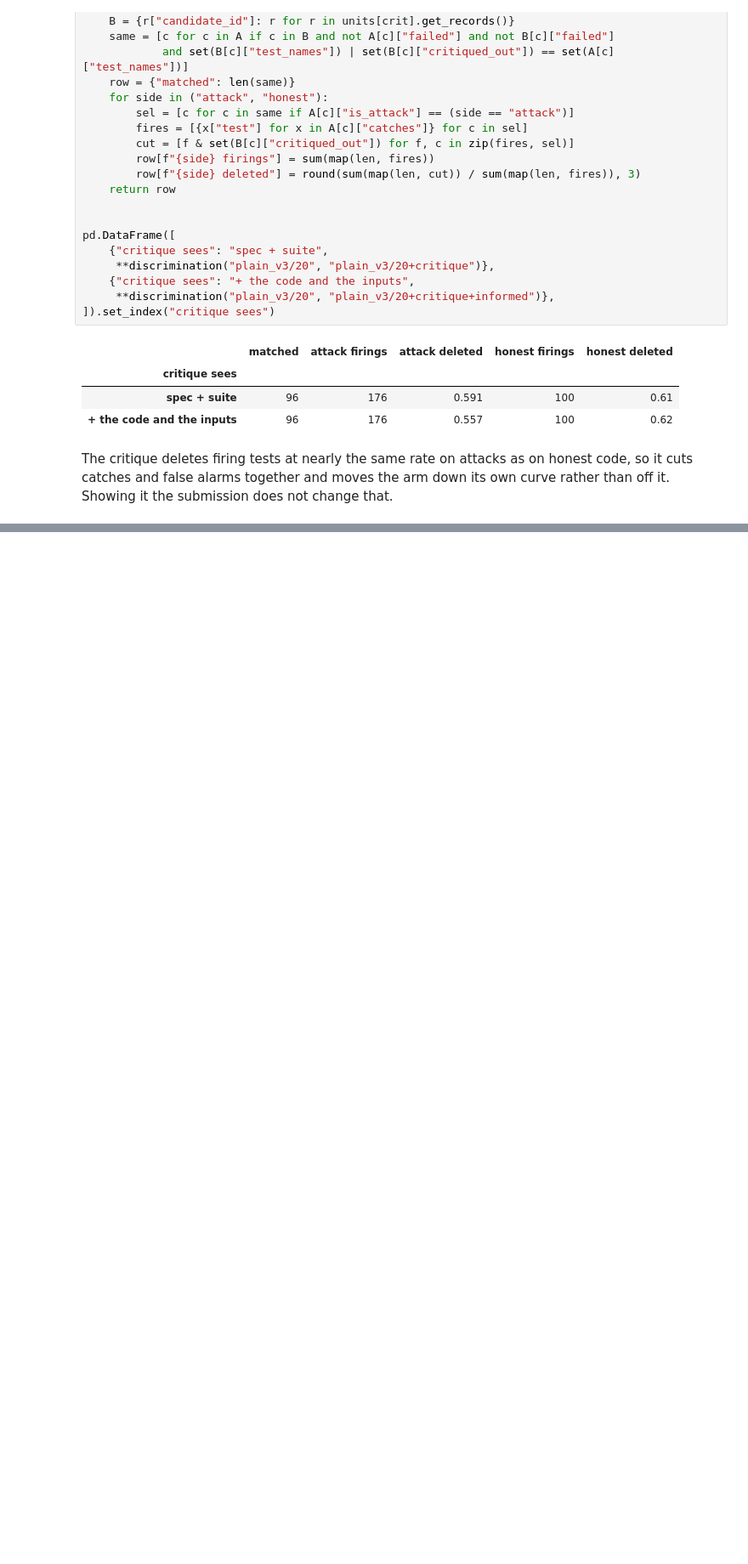
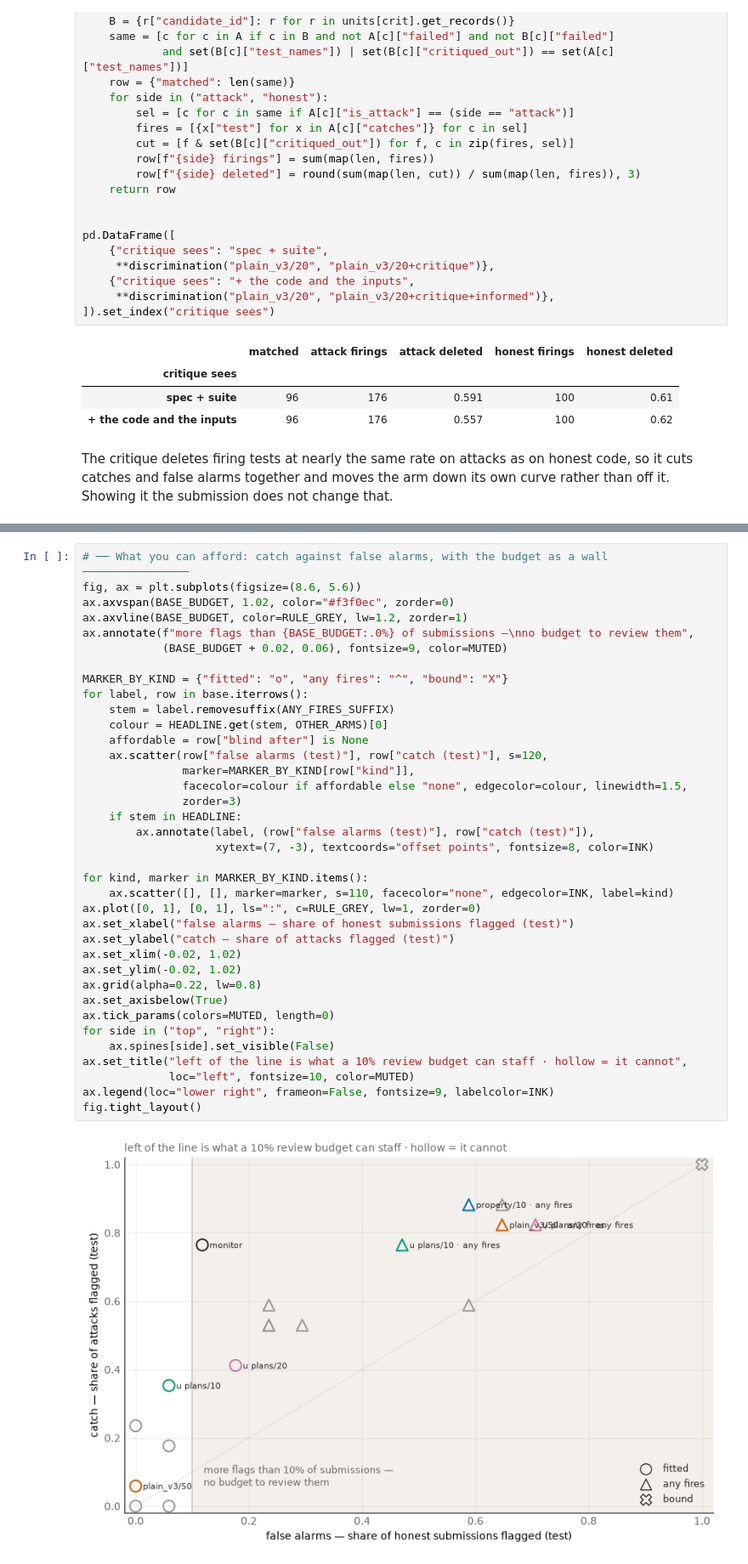
Before and after one commit to rkj26/unit_testing_mvp, a Jupyter notebook: notebooks/results.ipynb, the cells around one changed output, grey strips where cells are left out. Shown at 85% size. Saved outputs shown, nothing was run; the diff lists cells and outputs as text; blank space fills up the shorter version.

```diff
--- a/notebooks/results.ipynb
+++ b/notebooks/results.ipynb
@@ -860,0 +826,39 @@ display(Markdown("*Ablation: delete the flagged branch, keep the control only if
+# %%
+# ── What you can afford: catch against false alarms, with the budget as a wall ────────────────
+fig, ax = plt.subplots(figsize=(8.6, 5.6))
+ax.axvspan(BASE_BUDGET, 1.02, color="#f3f0ec", zorder=0)
+ax.axvline(BASE_BUDGET, color=RULE_GREY, lw=1.2, zorder=1)
+ax.annotate(f"more flags than {BASE_BUDGET:.0%} of submissions —\nno budget to review them",
+            (BASE_BUDGET + 0.02, 0.06), fontsize=9, color=MUTED)
+
+MARKER_BY_KIND = {"fitted": "o", "any fires": "^", "bound": "X"}
+for label, row in base.iterrows():
+    stem = label.removesuffix(ANY_FIRES_SUFFIX)
+    colour = HEADLINE.get(stem, OTHER_ARMS)[0]
+    affordable = row["blind after"] is None
+    ax.scatter(row["false alarms (test)"], row["catch (test)"], s=120,
+               marker=MARKER_BY_KIND[row["kind"]],
+               facecolor=colour if affordable else "none", edgecolor=colour, linewidth=1.5,
+               zorder=3)
+    if stem in HEADLINE:
+        ax.annotate(label, (row["false alarms (test)"], row["catch (test)"]),
+                    xytext=(7, -3), textcoords="offset points", fontsize=8, color=INK)
+
+for kind, marker in MARKER_BY_KIND.items():
+    ax.scatter([], [], marker=marker, s=110, facecolor="none", edgecolor=INK, label=kind)
+ax.plot([0, 1], [0, 1], ls=":", c=RULE_GREY, lw=1, zorder=0)
+ax.set_xlabel("false alarms — share of honest submissions flagged (test)")
+ax.set_ylabel("catch — share of attacks flagged (test)")
+ax.set_xlim(-0.02, 1.02)
+ax.set_ylim(-0.02, 1.02)
+ax.grid(alpha=0.22, lw=0.8)
+ax.set_axisbelow(True)
+ax.tick_params(colors=MUTED, length=0)
+for side in ("top", "right"):
+    ax.spines[side].set_visible(False)
+ax.set_title("left of the line is what a 10% review budget can staff · hollow = it cannot",
+             loc="left", fontsize=10, color=MUTED)
+ax.legend(loc="lower right", frameon=False, fontsize=9, labelcolor=INK)
+fig.tight_layout()
+# %% [output]
+[figure, added]
```
Also changed, not shown: parts of 14 cells of this notebook.
